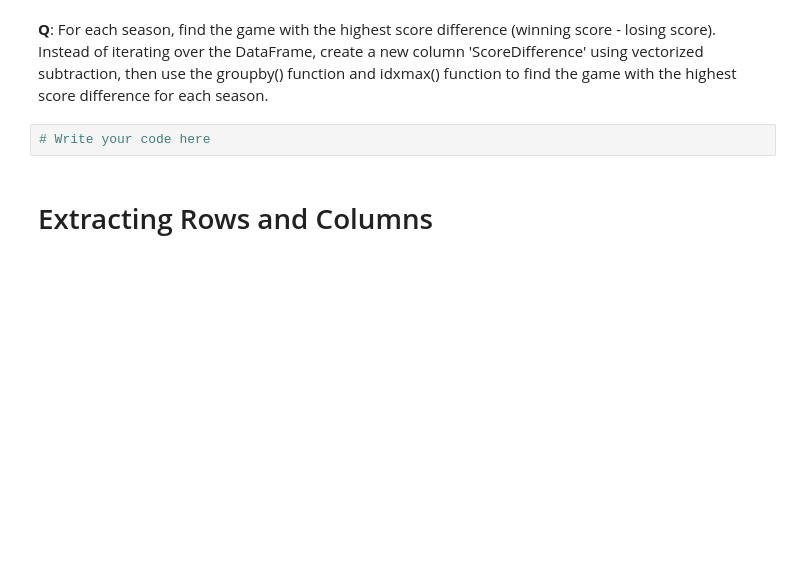
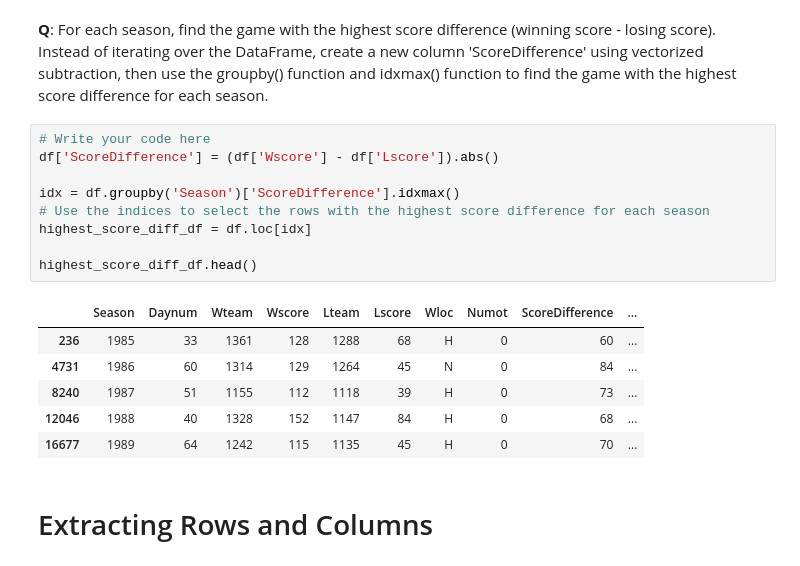
Before and after one commit to HusseinElZein/data-visualization, a Jupyter notebook: individual_work/pd_s211904.ipynb, the cells around one changed output. Cells and saved outputs as stored; diff of their text form; blank space fills up the shorter version.

```diff
--- a/individual_work/pd_s211904.ipynb
+++ b/individual_work/pd_s211904.ipynb
@@ -632,7 +739,21 @@ df['HighScoringGame'] = np.where(df['Wscore'] > 100, 'Yes', 'No')
 # %% [markdown]
 **Q**: For each season, find the game with the highest score difference (winning score - losing score). Instead of iterating over the DataFrame, create a new column 'ScoreDifference' using vectorized subtraction, then use the groupby() function and idxmax() function to find the game with the highest score difference for each season.
-# %%
-# Write your code here
+# %%
+# Write your code here
+df['ScoreDifference'] = (df['Wscore'] - df['Lscore']).abs()
+
+idx = df.groupby('Season')['ScoreDifference'].idxmax()
+# Use the indices to select the rows with the highest score difference for each season
+highest_score_diff_df = df.loc[idx]
+
+highest_score_diff_df.head()
+# %% [output]
+|  | Season | Daynum | Wteam | Wscore | Lteam | Lscore | Wloc | Numot | ScoreDifference | ... |
+| 236 | 1985 | 33 | 1361 | 128 | 1288 | 68 | H | 0 | 60 | ... |
+| 4731 | 1986 | 60 | 1314 | 129 | 1264 | 45 | N | 0 | 84 | ... |
+| 8240 | 1987 | 51 | 1155 | 112 | 1118 | 39 | H | 0 | 73 | ... |
+| 12046 | 1988 | 40 | 1328 | 152 | 1147 | 84 | H | 0 | 68 | ... |
+| 16677 | 1989 | 64 | 1242 | 115 | 1135 | 45 | H | 0 | 70 | ... |
 # %% [markdown]
 # Extracting Rows and Columns
 # %% [markdown]
```
Also changed, not shown: parts of 16 cells of this notebook.
